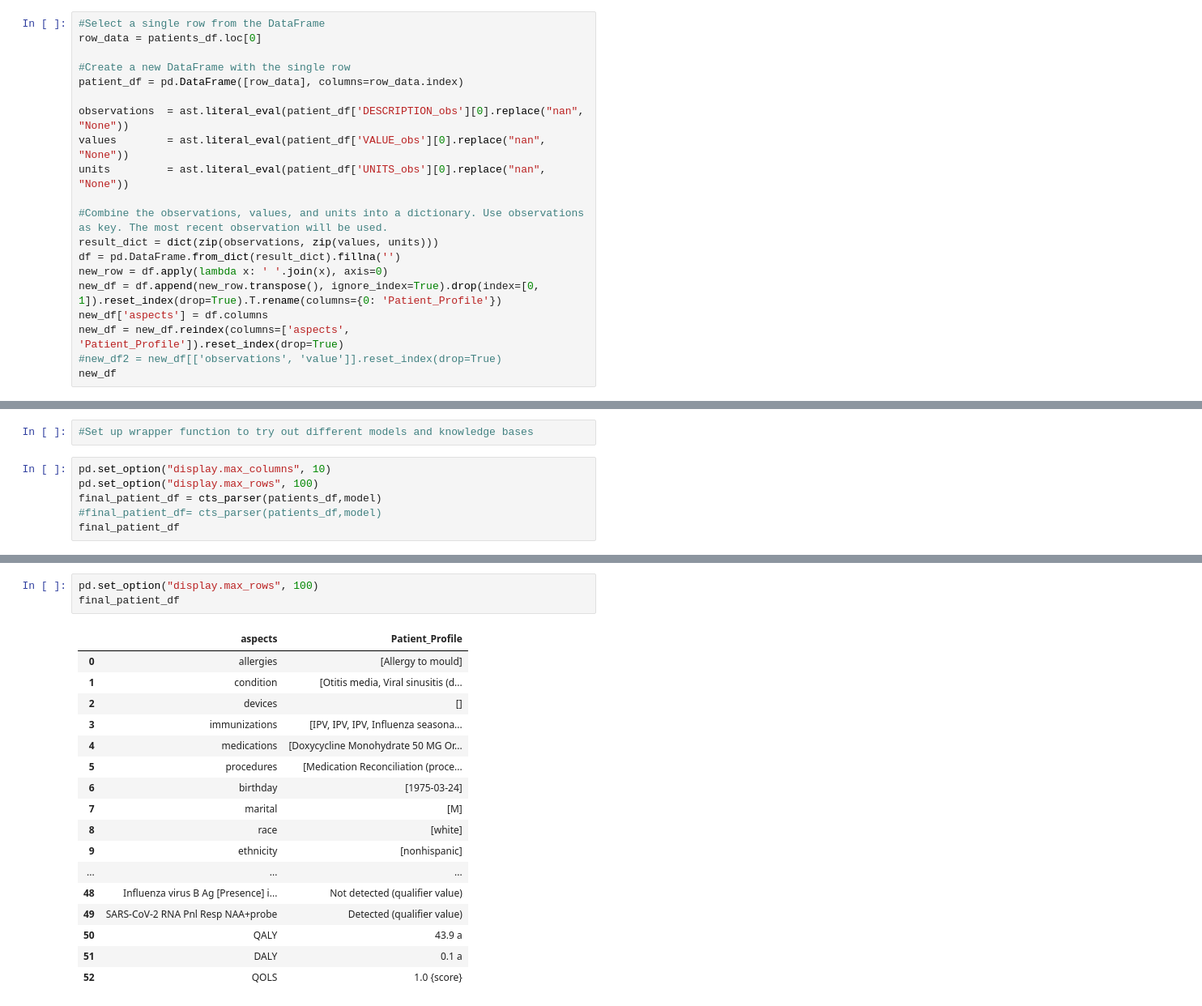
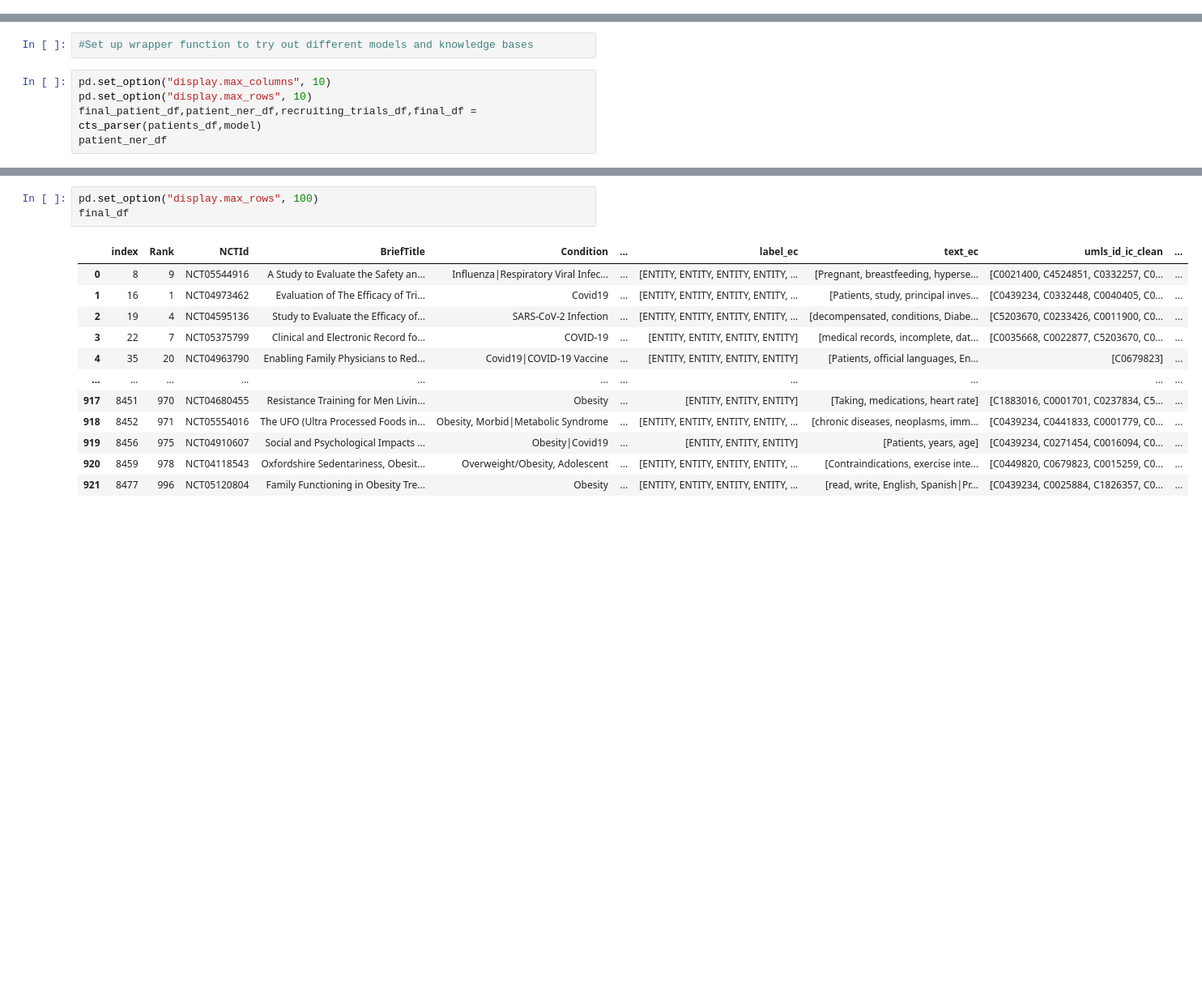
Before and after one commit to victormurcia/CTS_Test, a Jupyter notebook: CTS_Unifying_Routines.ipynb, the cells around one changed output, grey strips where cells are left out. Shown at 81% size. Cells and saved outputs as stored; diff of their text form; blank space fills up the shorter version.

```diff
--- a/CTS_Unifying_Routines.ipynb
+++ b/CTS_Unifying_Routines.ipynb
@@ -164,23 +164,3 @@ Index(['Unnamed: 0', 'CODE_als', 'DESCRIPTION_als', 'Id_cps', 'CODE_cps',
        'DESCRIPTION_prs', 'REASONCODE_prs', 'REASONDESCRIPTION_prs',
        'CODE_sps', 'DESCRIPTION_sps'],
       dtype='object')
-# %%
-#Select a single row from the DataFrame
-row_data = patients_df.loc[0]
-
-#Create a new DataFrame with the single row
-patient_df = pd.DataFrame([row_data], columns=row_data.index)
-
-observations  = ast.literal_eval(patient_df['DESCRIPTION_obs'][0].replace("nan", "None"))
-values        = ast.literal_eval(patient_df['VALUE_obs'][0].replace("nan", "None"))
-units         = ast.literal_eval(patient_df['UNITS_obs'][0].replace("nan", "None"))
-
-#Combine the observations, values, and units into a dictionary. Use observations as key. The most recent observation will be used.
-result_dict = dict(zip(observations, zip(values, units)))
-df = pd.DataFrame.from_dict(result_dict).fillna('')
-new_row = df.apply(lambda x: ' '.join(x), axis=0)
-new_df = df.append(new_row.transpose(), ignore_index=True).drop(index=[0, 1]).reset_index(drop=True).T.rename(columns={0: 'Patient_Profile'})
-new_df['aspects'] = df.columns
-new_df = new_df.reindex(columns=['aspects', 'Patient_Profile']).reset_index(drop=True)
-#new_df2 = new_df[['observations', 'value']].reset_index(drop=True)
-new_df
@@ -689,9 +698,8 @@ model.pipe_names
 #Set up wrapper function to try out different models and knowledge bases
 # %%
 pd.set_option("display.max_columns", 10)
-pd.set_option("display.max_rows", 100)
-final_patient_df = cts_parser(patients_df,model)
-#final_patient_df= cts_parser(patients_df,model)
-final_patient_df
+pd.set_option("display.max_rows", 10)
+final_patient_df,patient_ner_df,recruiting_trials_df,final_df = cts_parser(patients_df,model)
+patient_ner_df
 # %% [output]
 Step 1/9 : Creating dataframe for patient
@@ -720,21 +731,16 @@ print(final_patient_df['Patient_Profile'][7])
 # %%
 pd.set_option("display.max_rows", 100)
-final_patient_df
+final_df
 # %% [output]
-|  | aspects | Patient_Profile |
-| 0 | allergies | [Allergy to mould] |
-| 1 | condition | [Otitis media, Viral sinusitis (d... |
-| 2 | devices | [] |
-| 3 | immunizations | [IPV, IPV, IPV, Influenza seasona... |
-| 4 | medications | [Doxycycline Monohydrate 50 MG Or... |
-| 5 | procedures | [Medication Reconciliation (proce... |
-| 6 | birthday | [1975-03-24] |
-| 7 | marital | [M] |
-| 8 | race | [white] |
-| 9 | ethnicity | [nonhispanic] |
-| ... | ... | ... |
-| 48 | Influenza virus B Ag [Presence] i... | Not detected (qualifier value) |
-| 49 | SARS-CoV-2 RNA Pnl Resp NAA+probe | Detected (qualifier value) |
-| 50 | QALY | 43.9 a |
-| 51 | DALY | 0.1 a |
-| 52 | QOLS | 1.0 {score} |
+|  | index | Rank | NCTId | BriefTitle | Condition | ... | label_ec | text_ec | umls_id_ic_clean | ... |
+| 0 | 8 | 9 | NCT05544916 | A Study to Evaluate the Safety an... | Influenza|Respiratory Viral Infec... | ... | [ENTITY, ENTITY, ENTITY, ENTITY, ... | [Pregnant, breastfeeding, hyperse... | [C0021400, C4524851, C0332257, C0... | ... |
+| 1 | 16 | 1 | NCT04973462 | Evaluation of The Efficacy of Tri... | Covid19 | ... | [ENTITY, ENTITY, ENTITY, ENTITY, ... | [Patients, study, principal inves... | [C0439234, C0332448, C0040405, C0... | ... |
+| 2 | 19 | 4 | NCT04595136 | Study to Evaluate the Efficacy of... | SARS-CoV-2 Infection | ... | [ENTITY, ENTITY, ENTITY, ENTITY, ... | [decompensated, conditions, Diabe... | [C5203670, C0233426, C0011900, C0... | ... |
+| 3 | 22 | 7 | NCT05375799 | Clinical and Electronic Record fo... | COVID-19 | ... | [ENTITY, ENTITY, ENTITY, ENTITY] | [medical records, incomplete, dat... | [C0035668, C0022877, C5203670, C0... | ... |
+| 4 | 35 | 20 | NCT04963790 | Enabling Family Physicians to Red... | Covid19|COVID-19 Vaccine | ... | [ENTITY, ENTITY, ENTITY, ENTITY] | [Patients, official languages, En... | [C0679823] | ... |
+| ... | ... | ... | ... | ... | ... | ... | ... | ... | ... | ... |
+| 917 | 8451 | 970 | NCT04680455 | Resistance Training for Men Livin... | Obesity | ... | [ENTITY, ENTITY, ENTITY] | [Taking, medications, heart rate] | [C1883016, C0001701, C0237834, C5... | ... |
+| 918 | 8452 | 971 | NCT05554016 | The UFO (Ultra Processed Foods in... | Obesity, Morbid|Metabolic Syndrome | ... | [ENTITY, ENTITY, ENTITY, ENTITY, ... | [chronic diseases, neoplasms, imm... | [C0439234, C0441833, C0001779, C0... | ... |
+| 919 | 8456 | 975 | NCT04910607 | Social and Psychological Impacts ... | Obesity|Covid19 | ... | [ENTITY, ENTITY, ENTITY] | [Patients, years, age] | [C0439234, C0271454, C0016094, C0... | ... |
+| 920 | 8459 | 978 | NCT04118543 | Oxfordshire Sedentariness, Obesit... | Overweight/Obesity, Adolescent | ... | [ENTITY, ENTITY, ENTITY, ENTITY, ... | [Contraindications, exercise inte... | [C0449820, C0679823, C0015259, C0... | ... |
+| 921 | 8477 | 996 | NCT05120804 | Family Functioning in Obesity Tre... | Obesity | ... | [ENTITY, ENTITY, ENTITY, ENTITY, ... | [read, write, English, Spanish|Pr... | [C0439234, C0025884, C1826357, C0... | ... |
```
Also changed, not shown: parts of 25 cells of this notebook.
